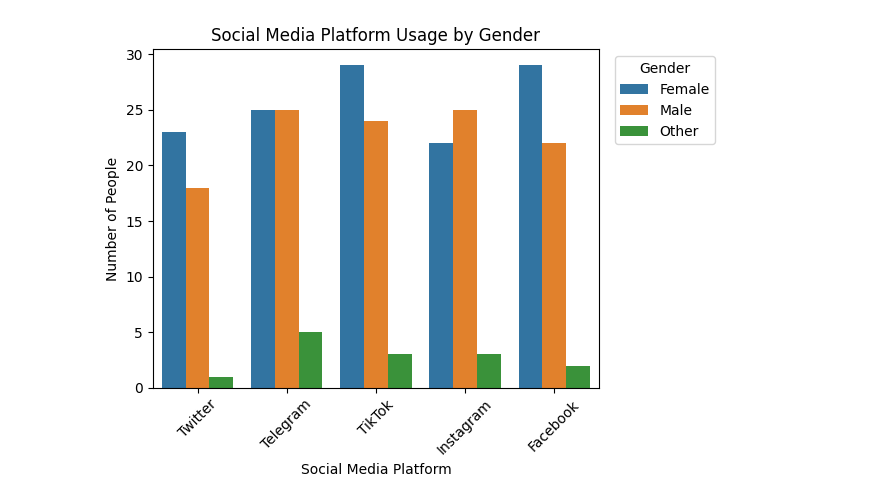
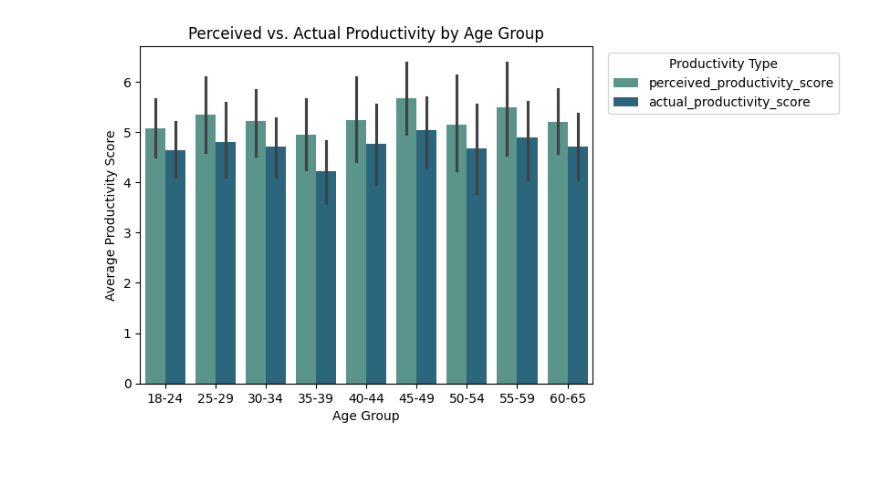
Before and after one commit to sdow-docs/Data_Analytics, a Jupyter notebook: Sarah_Colab_Works.ipynb, the cells around one changed output. Saved outputs shown, nothing was run; the diff lists cells and outputs as text; code cells hidden in the pictures; blank space fills up the shorter version.

Commit message:
added better visuals and comments

```diff
--- a/Sarah_Colab_Works.ipynb
+++ b/Sarah_Colab_Works.ipynb
@@ -142,17 +140,26 @@ plt.show()
-# %%
-sns.countplot(
-    data=df,
-    x='social_platform_preference',
-    hue='gender'
-)
-
-plt.title('Social Media Platform Usage by Gender')
-plt.xlabel('Social Media Platform')
-plt.ylabel('Number of People')
-plt.legend(title='Gender')
-plt.xticks(rotation=45)
-plt.legend(title='Gender', loc='upper left', bbox_to_anchor=(1.02, 1))
-plt.tight_layout()
-plt.show()
-# %% [output]
-[figure, removed]
+# %%
+sns.color_palette("crest", as_cmap=True)
+productivity_df = df.melt(
+    id_vars='age_group',
+    value_vars=[
+        'perceived_productivity_score',
+        'actual_productivity_score'
+    ],
+    var_name='productivity_type',
+    value_name='productivity_score'
+)
+sns.barplot(
+    data=productivity_df,
+    x='age_group',
+    y='productivity_score',
+    hue='productivity_type',
+    palette='crest'
+)
+
+plt.title('Perceived vs. Actual Productivity by Age Group')
+plt.xlabel('Age Group')
+plt.ylabel('Average Productivity Score')
+plt.legend(title='Productivity Type', loc='upper left', bbox_to_anchor=(1.02, 1))
+plt.show()
+# %% [output]
+[figure, added]
```
Also changed, not shown: parts of 18 cells of this notebook.
